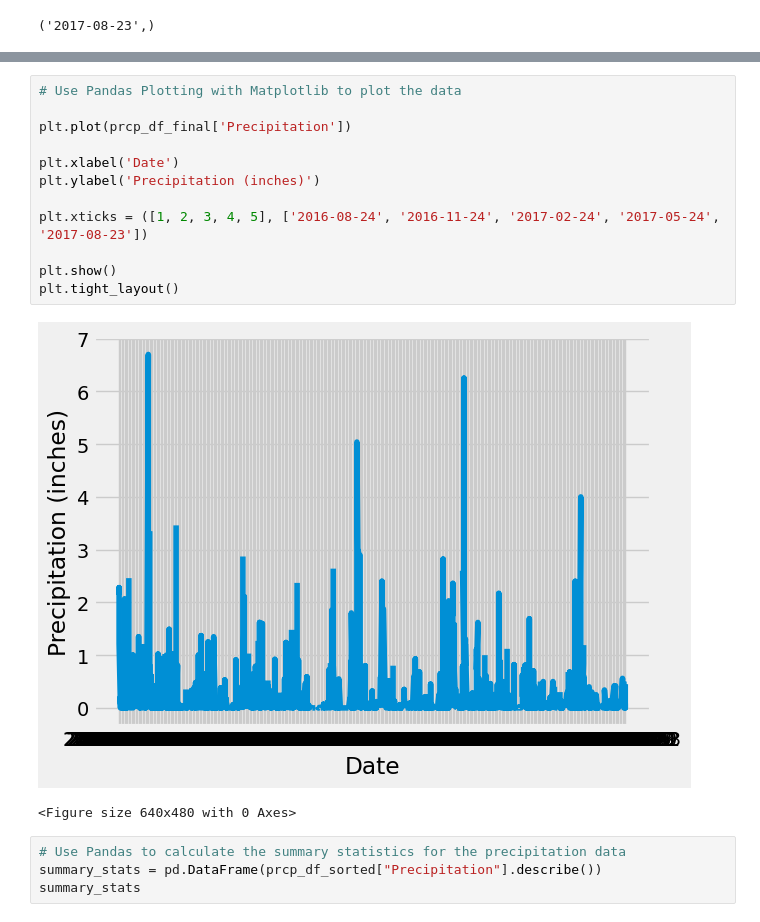
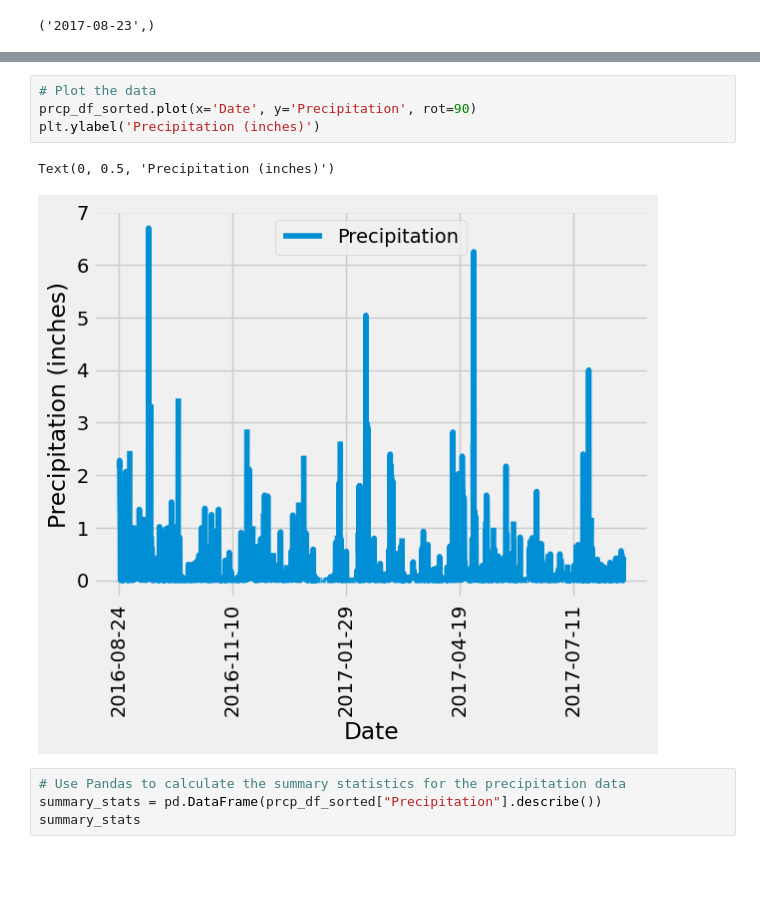
Before and after one commit to ECPrice1/sqlalchemy-challenge, a Jupyter notebook: SurfsUp/climate.ipynb, the cells around one changed output, grey strips where cells are left out. Drawn from its saved outputs; the diff is of its cells as text; blank space fills up the shorter version.

```diff
--- a/SurfsUp/climate.ipynb
+++ b/SurfsUp/climate.ipynb
@@ -106,18 +88,10 @@ Name: Precipitation, Length: 2223, dtype: float64
-# %%
-# Use Pandas Plotting with Matplotlib to plot the data
-
-plt.plot(prcp_df_final['Precipitation'])
-
-plt.xlabel('Date')
-plt.ylabel('Precipitation (inches)')
-
-plt.xticks = ([1, 2, 3, 4, 5], ['2016-08-24', '2016-11-24', '2017-02-24', '2017-05-24', '2017-08-23'])
-
-plt.show()
-plt.tight_layout()
-# %% [output]
-[figure, removed]
-<Figure size 640x480 with 0 Axes>
+# %%
+# Plot the data
+prcp_df_sorted.plot(x='Date', y='Precipitation', rot=90)
+plt.ylabel('Precipitation (inches)')
+# %% [output]
+Text(0, 0.5, 'Precipitation (inches)')
+[figure, added]
 # %%
 # Use Pandas to calculate the summary statistics for the precipitation data
 summary_stats = pd.DataFrame(prcp_df_sorted["Precipitation"].describe())
```
Also changed, not shown: parts of 6 cells of this notebook, 1 other file.
